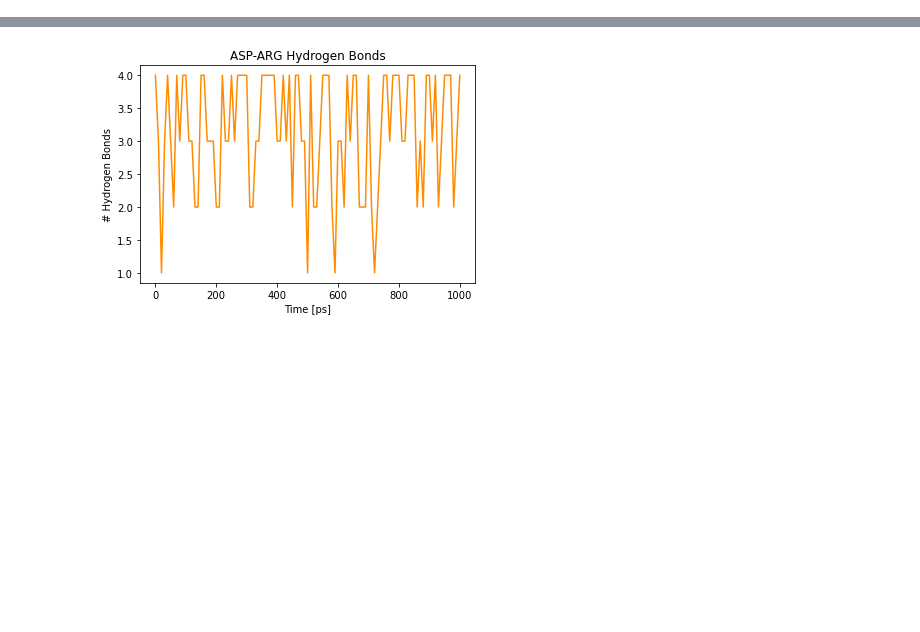
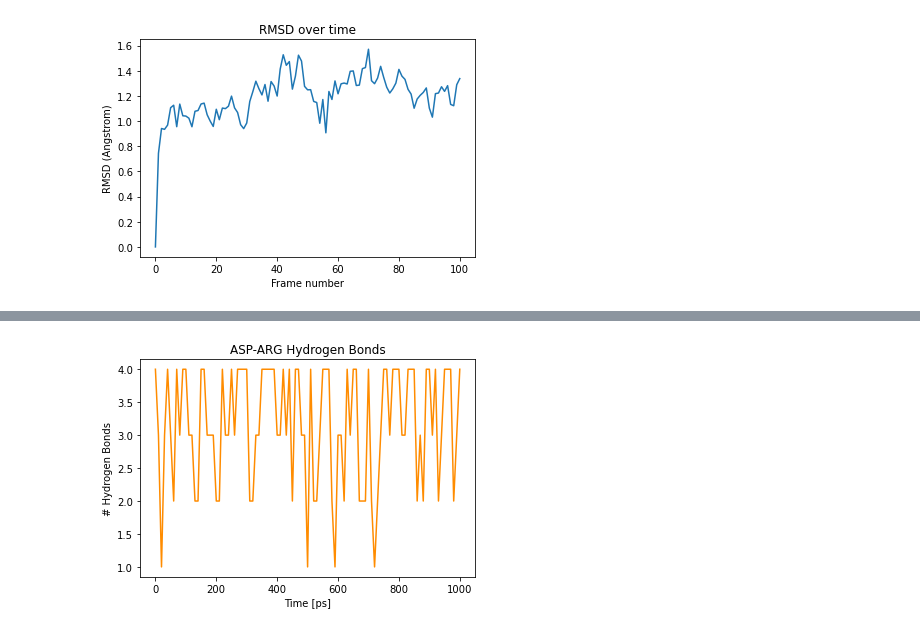
Before and after one commit to bigginlab/OxCompBio, a Jupyter notebook: tutorials/MD/04_Trajectory_Analysis_Solutions.ipynb, the cells around one changed output, grey strips where cells are left out. Cells and saved outputs as stored; diff of their text form; code cells hidden in the pictures; blank space fills up the shorter version.

```diff
--- a/tutorials/MD/04_Trajectory_Analysis_Solutions.ipynb
+++ b/tutorials/MD/04_Trajectory_Analysis_Solutions.ipynb
@@ -244,0 +191,24 @@ We can analyse the trajectory and monitor the stability of these interactions wi
+# %%
+# Import built-in MDAnalysis tools for alignment and RMSD.
+from MDAnalysis.analysis import align
+from MDAnalysis.analysis.rms import RMSD as rmsd
+
+# Define the simulation universe and the reference structure (protein structure at first frame)
+protein = MDAnalysis.Universe(f"{path}/md.gro", f"{path}/md_fit.xtc")
+protein_ref = MDAnalysis.Universe(f"{path}/em.gro", f"{path}/md_fit.xtc")
+protein_ref.trajectory[0]
+
+# Call the MDAnalysis align function to align the MD simulation universe to the reference (first frame) universe
+align_strucs = align.AlignTraj(protein, protein_ref, select="backbone", weights="mass", in_memory=True, verbose=True)
+
+R = align_strucs.run()
+rmsd_data = R.rmsd
+
+# Plot the RMSD
+pyplot.plot(rmsd_data)
+pyplot.title("RMSD over time")
+pyplot.xlabel("Frame number")
+pyplot.ylabel("RMSD (Angstrom)")
+pyplot.show()
+# %% [output]
+[figure, added]
```
Also changed, not shown: parts of 55 cells of this notebook.
